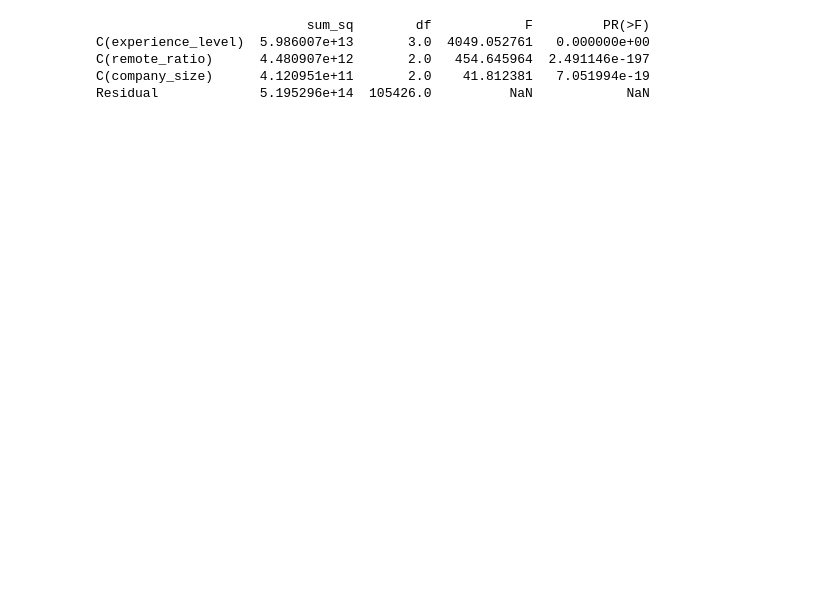
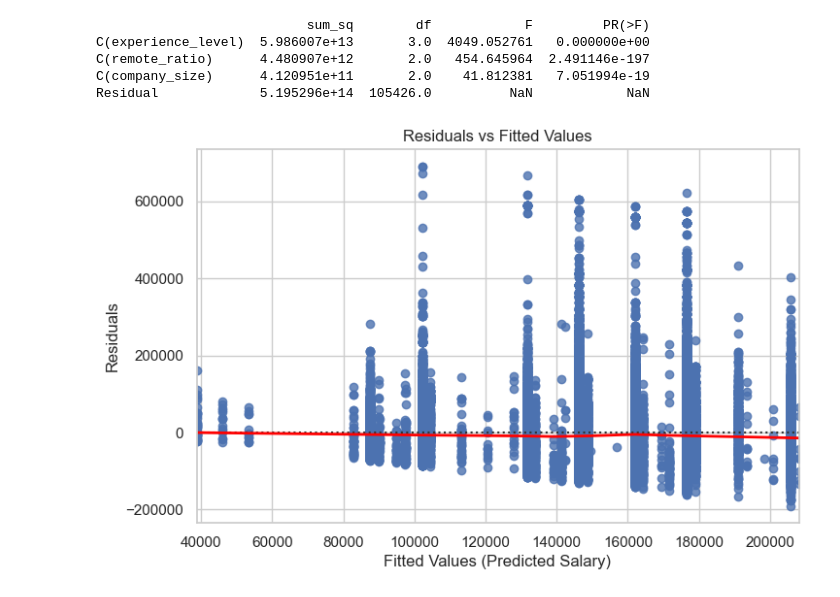
Before and after one commit to hasithapramuditha/Predicting-Data-Science-Salaries, a Jupyter notebook: EDA.ipynb, the cells around one changed output. Saved outputs shown, nothing was run; the diff lists cells and outputs as text; code cells hidden in the pictures; blank space fills up the shorter version.

Commit message:
EDA based on the updated data (duplicates dropped)

```diff
--- a/EDA.ipynb
+++ b/EDA.ipynb
@@ -624,3 +617,25 @@ C(experience_level)  5.986007e+13       3.0  4049.052761   0.000000e+00
 C(remote_ratio)      4.480907e+12       2.0   454.645964  2.491146e-197
 C(company_size)      4.120951e+11       2.0    41.812381   7.051994e-19
 Residual             5.195296e+14  105426.0          NaN            NaN
+# %%
+import matplotlib.pyplot as plt
+import seaborn as sns
+import statsmodels.formula.api as smf
+
+# Example model
+model = smf.ols(
+    'salary_in_usd ~ C(experience_level) + C(company_size) + remote_ratio',
+    data=df
+).fit()
+
+# Plot residuals vs. fitted values
+plt.figure(figsize=(8,5))
+sns.residplot(x=model.fittedvalues, y=model.resid, lowess=True,
+              line_kws={'color':'red', 'lw':2})
+plt.xlabel("Fitted Values (Predicted Salary)")
+plt.ylabel("Residuals")
+plt.title("Residuals vs Fitted Values")
+
+plt.show()
+# %% [output]
+[figure, added]
```
Also changed, not shown: parts of 2 cells of this notebook, 2 other files.
